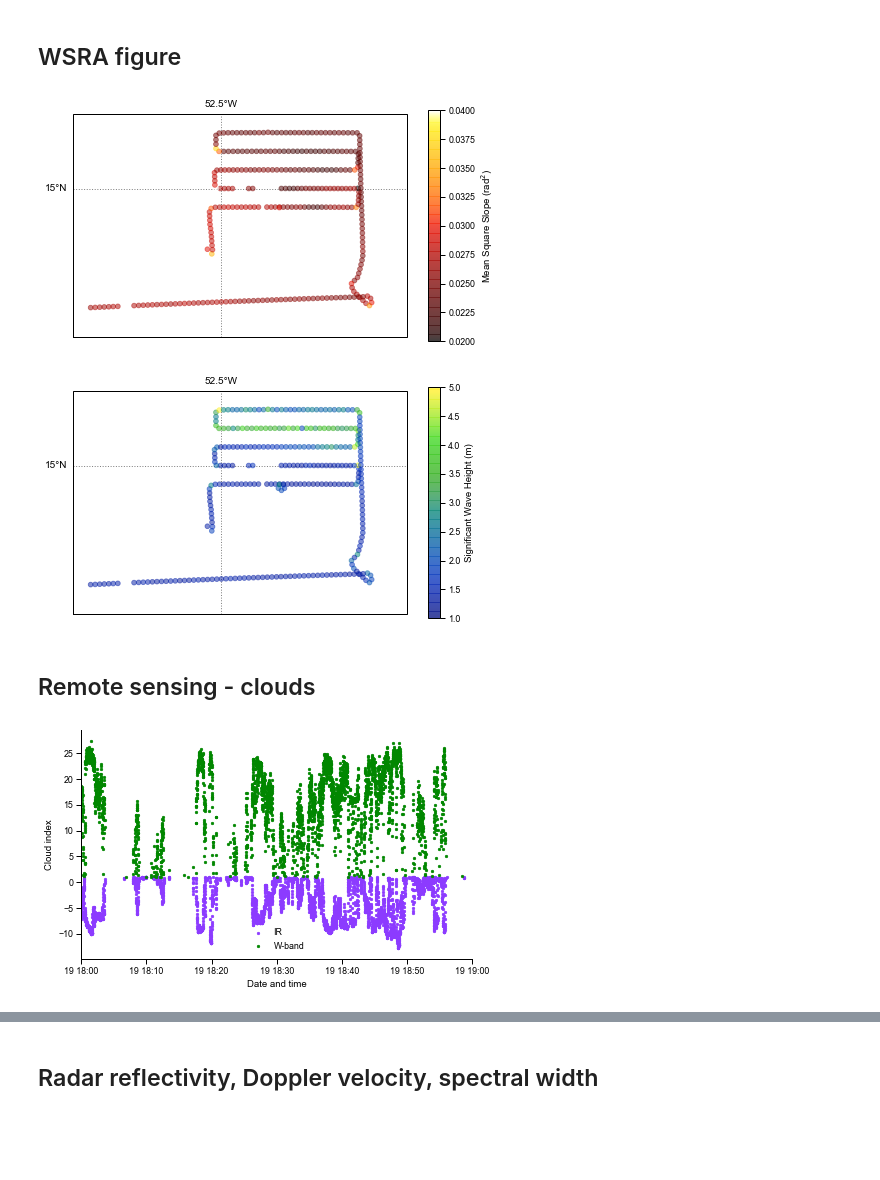
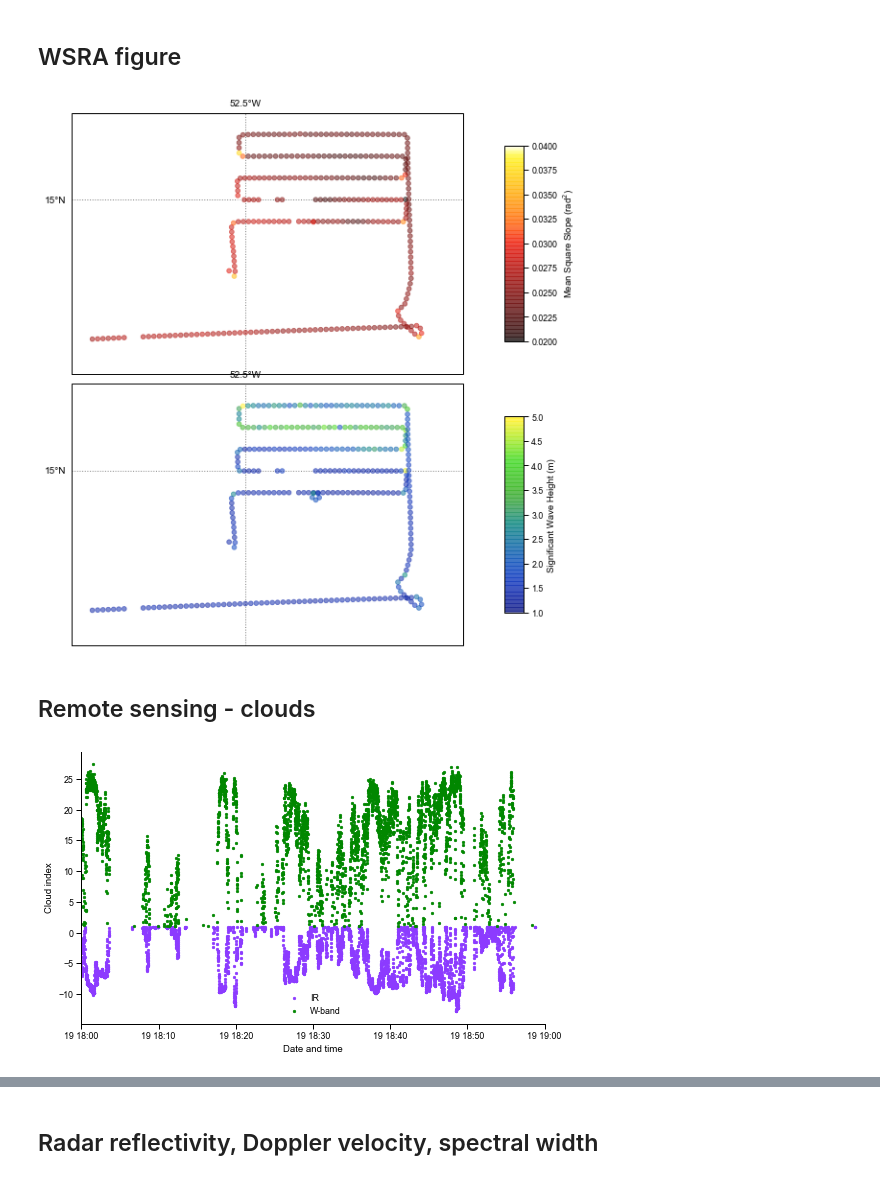
Before and after one commit to RobertPincus/atomic-p3-data-paper, a Jupyter notebook: Figures.ipynb, the cells around one changed output, grey strips where cells are left out. Cells and saved outputs as stored; diff of their text form; code cells hidden in the pictures; blank space fills up the shorter version.

Commit message:
Updated figures

```diff
--- a/Figures.ipynb
+++ b/Figures.ipynb
@@ -49,6 +49,11 @@ def set_up_map(plt, lon_w = -60.5, lon_e = -49, lat_s = 10, lat_n = 16.5):
     ax.add_feature(LAND,facecolor='0.9')
     return(ax)
 
+def ax_to_map(ax, lon_w = -60.5, lon_e = -49, lat_s = 10, lat_n = 16.5):
+    # Defining boundaries of the plot
+    ax.set_extent([lon_w,lon_e,lat_s,lat_n]) # lon west, lon east, lat south, lat north
+    ax.coastlines(resolution='10m',linewidth=1.5,zorder=1);
+    ax.add_feature(LAND,facecolor='0.9')
 
 def add_gridlines(ax):
     # Assigning axes ticks
@@ -64,7 +69,6 @@ def add_gridlines(ax):
     gl.right_labels = False
     gl.bottom_labels = False
     gl.xlabel = {'Latitude'}
-
 
 # https://stackoverflow.com/questions/55665167/asymmetric-color-bar-with-fair-diverging-color-map
 class MidpointNormalizeFair(mpl.colors.Normalize):
@@ -242,43 +323,38 @@ if saveFigs:
 wsra_example = p3_data.wsra["P3-0119"].to_dask().sel(trajectory=slice(0,293))
 # %%
 sns.set_context("paper")
-fig = plt.figure(figsize = (7.5,8.5))
-ax  = set_up_map(plt, lon_e=-50, lon_w=-54.5, lat_s = 13, lat_n = 16)
-add_gridlines(ax)
+fig, (ax1, ax2) = plt.subplots(nrows=2, sharex = True, figsize = (12,8), subplot_kw={'projection': ccrs.PlateCarree()})
 
-pts = ax.scatter(wsra_example.longitude,wsra_example.latitude,
+#
+# Mean square slope
+#
+ax_to_map(ax1, lon_e=-50, lon_w=-54.5, lat_s = 13, lat_n = 16)
+add_gridlines(ax1)
+pts = ax1.scatter(wsra_example.longitude,wsra_example.latitude,
            c=wsra_example.sea_surface_mean_square_slope_median,
            vmin = 0.02, vmax=0.04,
            cmap=cc.cm.fire,
            alpha=0.5,
            transform=ccrs.PlateCarree(),zorder=7)
+fig.colorbar(pts, ax=ax1, shrink=0.75, aspect=10, label="Mean Square Slope (rad$^2$)")
+#
+# Significant wave height
+#
+ax_to_map(ax2, lon_e=-50, lon_w=-54.5, lat_s = 13, lat_n = 16)
+add_gridlines(ax2)
+pts = ax2.scatter(wsra_example.longitude,wsra_example.latitude,
+           c=wsra_example.sea_surface_wave_significant_height,
+           vmin = 1, vmax=5,
+           cmap=cc.cm.bgy,
+           alpha=0.5,
+           transform=ccrs.PlateCarree(),zorder=7)
+fig.colorbar(pts, ax=ax2, shrink=0.75, aspect=10, label="Significant Wave Height (m)")
 
-fig.colorbar(pts, ax=ax, shrink=0.5, label="Mean Square Slope (rad$^2$)")
+plt.tight_layout()
 if saveFigs:
-    fig.savefig(figDir.joinpath("WSRA-mean-square-slope.pdf"), dpi=600, transparent=True, bbox_inches = "tight")
-    fig.savefig(figDir.joinpath("WSRA-mean-square-slope.png"), dpi=600, transparent=True, bbox_inches = "tight")
+    fig.savefig(figDir.joinpath("WSRA.pdf"), dpi=600, transparent=True, bbox_inches = "tight")
 # %% [output]
-[figure, old version]
+[figure, new version]
-# %%
-sns.set_context("paper")
-fig = plt.figure(figsize = (7.5,8.5))
-
-ax  = set_up_map(plt, lon_e=-50, lon_w=-54.5, lat_s = 13, lat_n = 16)
-add_gridlines(ax)
-
-pts = ax.scatter(wsra_example.longitude,wsra_example.latitude,
-           c=wsra_example.sea_surface_wave_significant_height,
-           vmin = 1, vmax=5,
-           cmap=cc.cm.bgy,
-           alpha=0.5,
-           transform=ccrs.PlateCarree(),zorder=7)
-
-fig.colorbar(pts, ax=ax, shrink=0.5, label="Significant Wave Height (m)")
-if saveFigs:
-    fig.savefig(figDir.joinpath("WSRA-significant-wave-height.pdf"), dpi=600, transparent=True, bbox_inches = "tight")
-    fig.savefig(figDir.joinpath("WSRA-significant-wave-height.png"), dpi=150, transparent=True, bbox_inches = "tight")
-# %% [output]
-[figure, removed]
 # %% [markdown]
 ## Remote sensing - clouds
 # %%
@@ -288,7 +364,7 @@ cloud_example = p3_data.remote_sensing['P3-0119'].to_dask()
 subset = cloud_example.sel(time=time_slice, drop=True)
 # %%
 sns.set_context("paper")
-fig = plt.figure(figsize = (7,4.2)) # Matches sizes of the maps
+fig = plt.figure(figsize = (8.3,5)) # Matches sizes of the maps
 ax = plt.axes()
 
 ax.scatter(subset.time.where(subset.cind_IR < 1),
@@ -306,8 +382,7 @@ sns.despine()
 
 if saveFigs:
     fig.savefig(figDir.joinpath("Cloud-indexes.pdf"), dpi=600, transparent=True, bbox_inches = "tight")
-    fig.savefig(figDir.joinpath("Cloud-indexes.png"), dpi=150, transparent=True, bbox_inches = "tight")
 # %% [output]
-[figure, old version]
+[figure, new version]
 # %%
 sns.set_context("paper")
```
Also changed, not shown: parts of 14 cells of this notebook.
